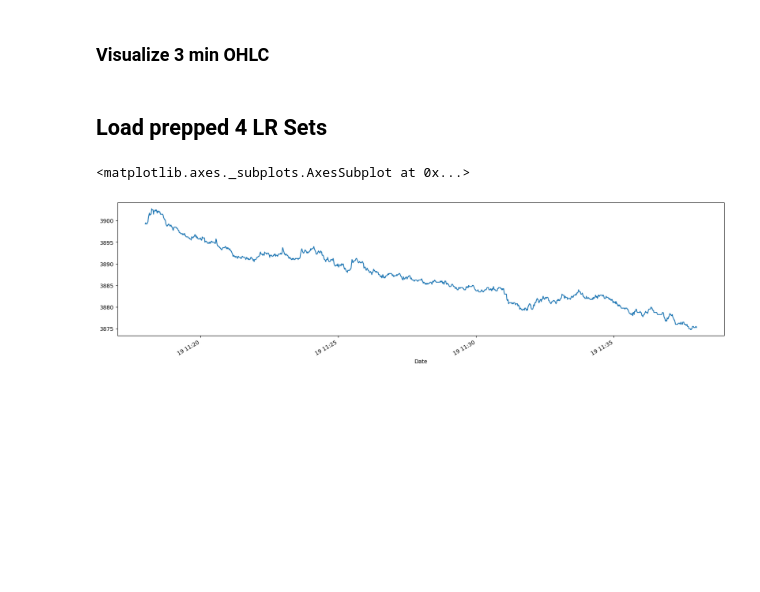
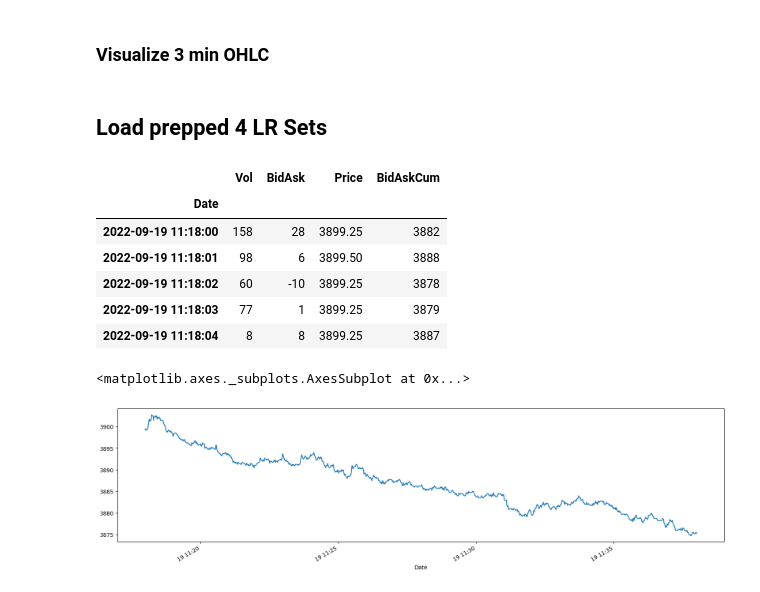
Before and after one commit to lamass/Story_LR_Market_Analysis, a Jupyter notebook: LinearRun_3.ipynb, the cells around one changed output. Cells and saved outputs as stored; diff of their text form; code cells hidden in the pictures; blank space fills up the shorter version.

```diff
--- a/LinearRun_3.ipynb
+++ b/LinearRun_3.ipynb
@@ -304,6 +304,17 @@ fig = go.Figure(data=go.Ohlc(x=nq_3min.index, open=nq_3min['Open'], high=nq_3min
 fig.show()
 # %% [markdown]
 ## Load prepped 4 LR Sets
+# %%
+lr1.shape # (1195, 4)
+lr1.head()
+# %% [output]
+|  | Vol | BidAsk | Price | BidAskCum |
+| Date |  |  |  |  |
+| 2022-09-19 11:18:00 | 158 | 28 | 3899.25 | 3882 |
+| 2022-09-19 11:18:01 | 98 | 6 | 3899.50 | 3888 |
+| 2022-09-19 11:18:02 | 60 | -10 | 3899.25 | 3878 |
+| 2022-09-19 11:18:03 | 77 | 1 | 3899.25 | 3879 |
+| 2022-09-19 11:18:04 | 8 | 8 | 3899.25 | 3887 |
 # %%
 lr1 = pd.read_csv(r"C:\Users\tonya\Desktop\SpringBoardAssignments\Story\ES2022-09-19SecLR1.csv", index_col='Date')
 lr1.index = pd.to_datetime(lr1.index)
```
Also changed, not shown: 17 other files.
